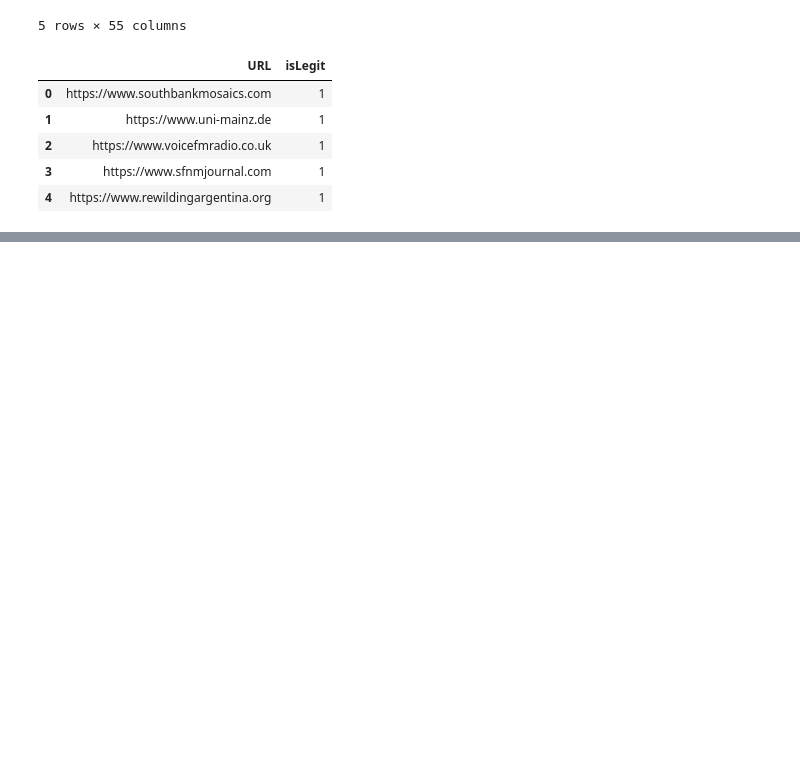
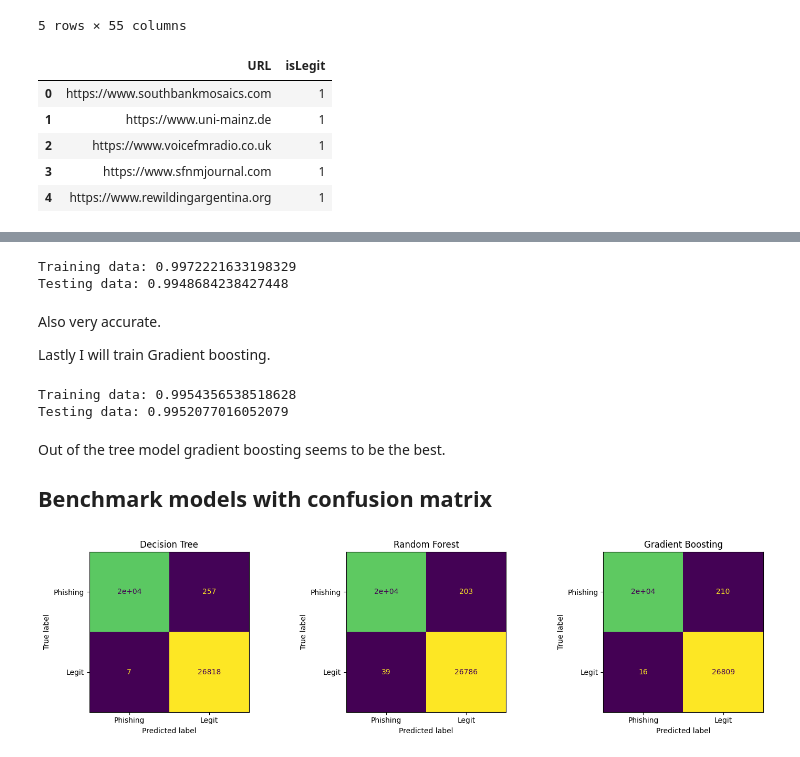
Before and after one commit to lassihi/Phishing-link-classifier, a Jupyter notebook: notebook/phishing-link-classifier.ipynb, the cells around one changed output, grey strips where cells are left out. Cells and saved outputs as stored; diff of their text form; code cells hidden in the pictures; blank space fills up the shorter version.

```diff
--- a/notebook/phishing-link-classifier.ipynb
+++ b/notebook/phishing-link-classifier.ipynb
@@ -73,0 +162,4 @@ memory usage: 3.6 MB
+# %%
+from sklearn.tree import DecisionTreeClassifier
+
+model_tree = DecisionTreeClassifier(max_depth=5, random_state=2).fit(X_train, y_train)
@@ -73,0 +178,4 @@ memory usage: 3.6 MB
+# %%
+from sklearn.ensemble import RandomForestClassifier
+
+model_forest = RandomForestClassifier(max_depth=None, random_state=2).fit(X_train, y_train)
@@ -73,0 +184,53 @@ memory usage: 3.6 MB
+# %%
+print(f"Training data: {model_forest.score(X_train, y_train)}")
+print(f"Testing data: {model_forest.score(X_test, y_test)}")
+# %% [output]
+Training data: 0.9972221633198329
+Testing data: 0.9948684238427448
+# %% [markdown]
+Also very accurate.
+
+Lastly I will train Gradient boosting.
+# %%
+from sklearn.ensemble import GradientBoostingClassifier
+
+gb = GradientBoostingClassifier(
+    n_estimators=100,
+    max_depth=3,
+    learning_rate=0.1,
+    random_state=42
+)
+
+model_gb = gb.fit(X_train, y_train)
+# %%
+print(f"Training data: {model_gb.score(X_train, y_train)}")
+print(f"Testing data: {model_gb.score(X_test, y_test)}")
+# %% [output]
+Training data: 0.9954356538518628
+Testing data: 0.9952077016052079
+# %% [markdown]
+Out of the tree model gradient boosting seems to be the best.
+
+## Benchmark models with confusion matrix
+# %%
+from sklearn.metrics import confusion_matrix, ConfusionMatrixDisplay
+import matplotlib.pyplot as plt
+
+models = [
+    ("Decision Tree", model_tree),
+    ("Random Forest", model_forest),
+    ("Gradient Boosting", model_gb),
+]
+
+fig, axes = plt.subplots(1, 3, figsize=(15, 4))
+
+for ax, (name, model) in zip(axes, models):
+    cm = confusion_matrix(y_test, model.predict(X_test))
+    disp = ConfusionMatrixDisplay(cm, display_labels=["Phishing", "Legit"])
+    disp.plot(ax=ax, colorbar=False)
+    ax.set_title(name)
+
+plt.tight_layout()
+plt.show()
+# %% [output]
+[figure, added]
```
Also changed, not shown: parts of 30 cells of this notebook.
